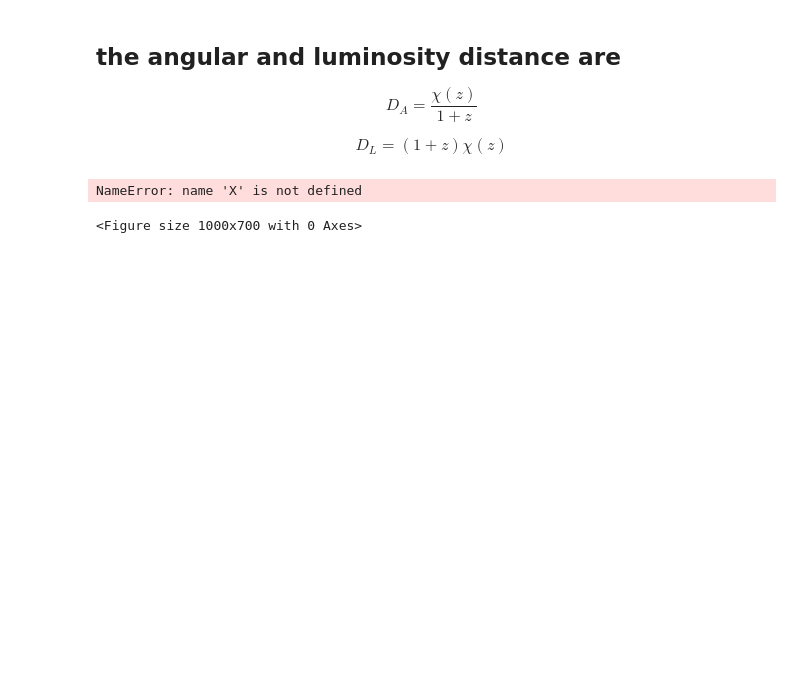
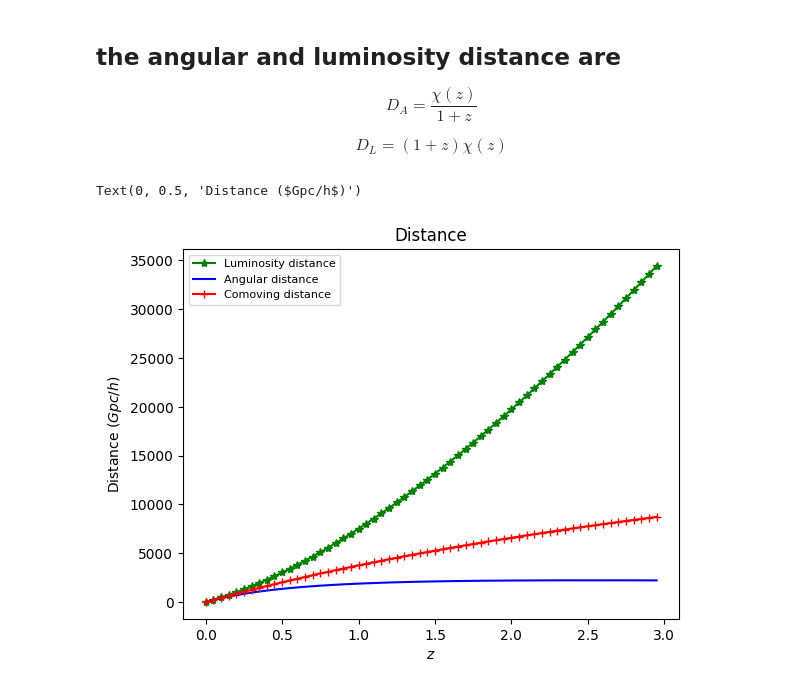
Before and after one commit to xlxnsxzpxtx/Metodos_cosmo, a Jupyter notebook: Practica_1/Practica_1.ipynb, the cells around one changed output. Cells and saved outputs as stored; diff of their text form; code cells hidden in the pictures; blank space fills up the shorter version.

```diff
--- a/Practica_1/Practica_1.ipynb
+++ b/Practica_1/Practica_1.ipynb
@@ -55,14 +56,14 @@ def D_a(z):
 # %%
 # The plot with the 3 distances, expressed in Gpc/h up to a redshift of 3 is
 
 chi = np.vectorize(chi)
-mpl.figure(figsize=(10,7))
-mpl.plot(z,chi(z), color='darkblue', label='Distancia Comovil')
-mpl.plot(z,chi(z), color='darkred', label='Distancia Lumínica')
-mpl.plot(z,DA(z), color='darkorange', label='Distancia Angular')
-mpl.xlabel('Redshift $z$', size=15)
-mpl.ylabel('Distancia', size=15)
-mpl.legend(fontsize=12)
+mpl.plot(z,D_l(z),marker="*",color='green', label='Luminosity distance',)
+mpl.plot(z,D_a(z), color='blue', label='Angular distance',)
+mpl.plot(z,chi(z), marker="+",color='red', label='Comoving distance',)
+mpl.legend(fontsize=8)
+mpl.title('Distance')
+mpl.xlabel('$z$')
+mpl.ylabel('Distance ($Gpc/h$)')
 # %% [output]
-NameError: name 'X' is not defined
+Text(0, 0.5, 'Distance ($Gpc/h$)')
-<Figure size 1000x700 with 0 Axes>
+[figure, added]
```
Also changed, not shown: parts of 1 cell of this notebook.
